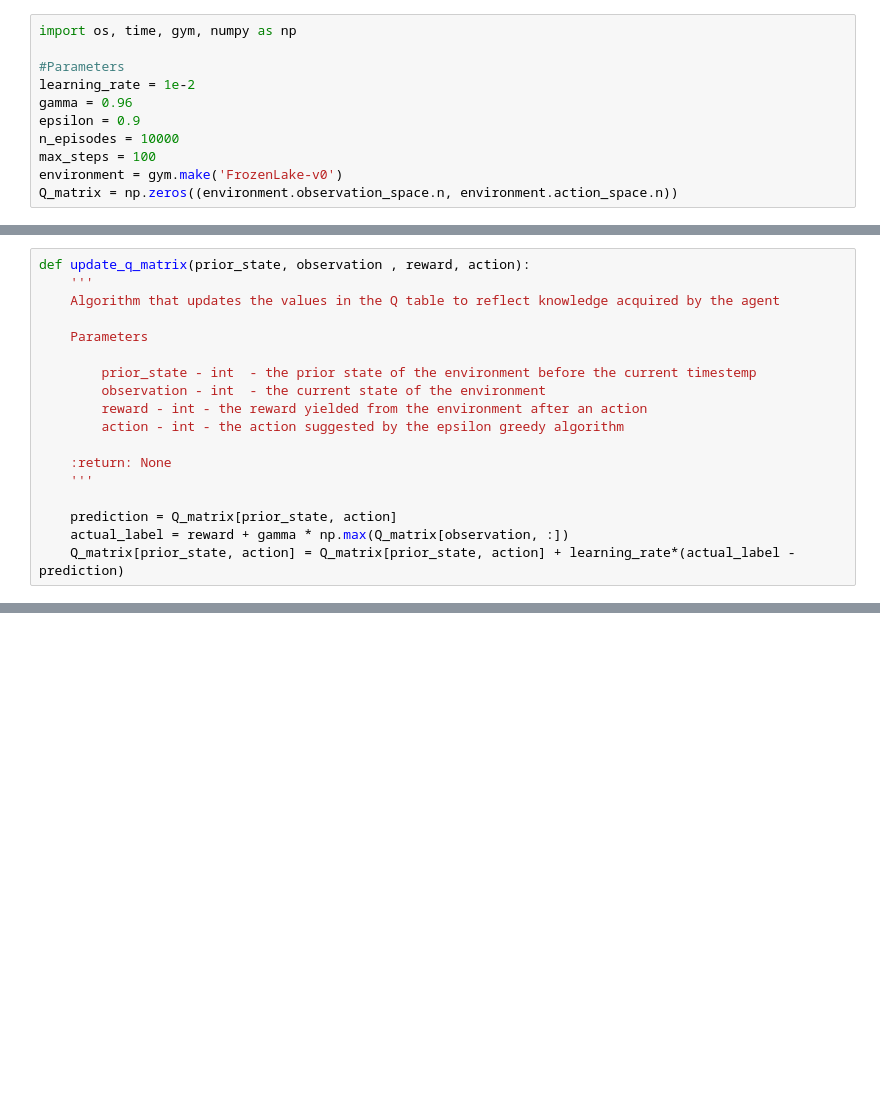
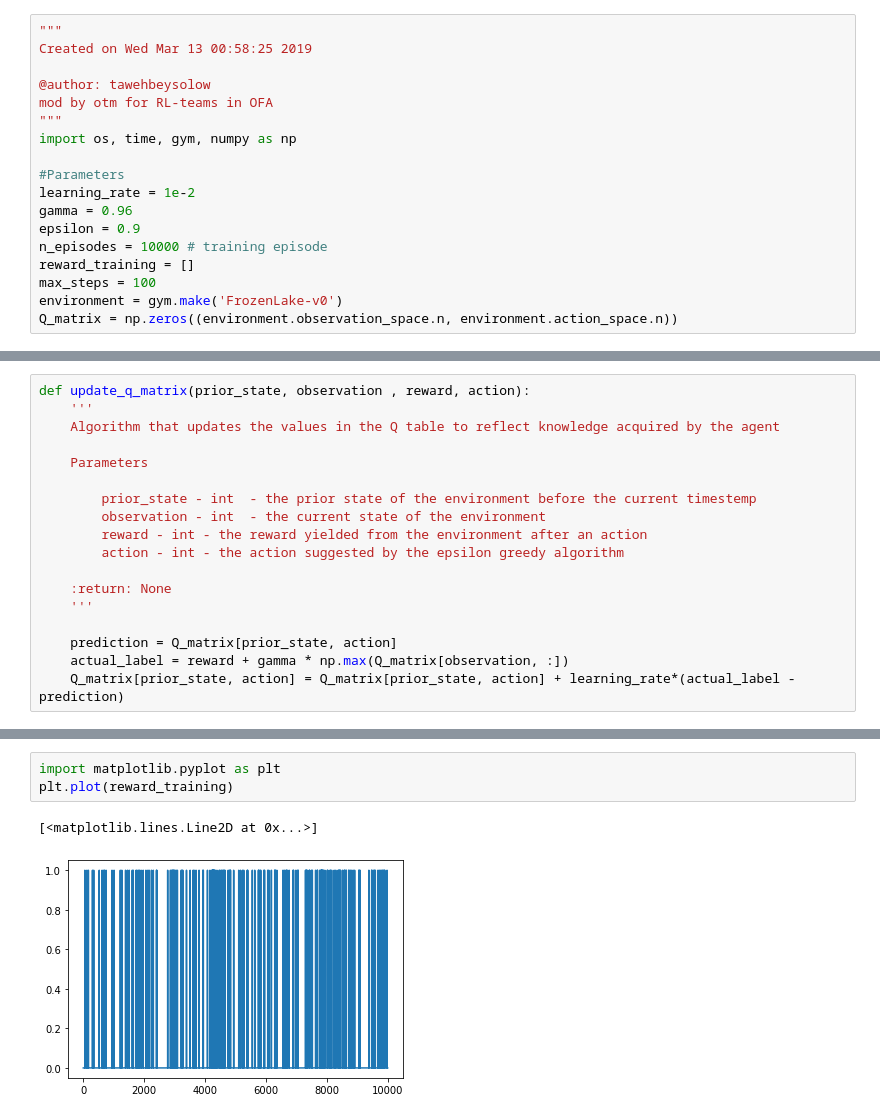
Before and after one commit to zidanardany/KelasRLG2, a Jupyter notebook: QLFrozenLake.ipynb, the cells around one changed output, grey strips where cells are left out. Saved outputs shown, nothing was run; the diff lists cells and outputs as text; blank space fills up the shorter version.

```diff
--- a/QLFrozenLake.ipynb
+++ b/QLFrozenLake.ipynb
@@ -1,11 +3,18 @@
 # %%
+"""
+Created on Wed Mar 13 00:58:25 2019
+
+@author: tawehbeysolow
+mod by otm for RL-teams in OFA
+"""
 import os, time, gym, numpy as np
 
 #Parameters
 learning_rate = 1e-2
 gamma = 0.96
 epsilon = 0.9
-n_episodes = 10000
+n_episodes = 10000 # training episode
+reward_training = []
 max_steps = 100
 environment = gym.make('FrozenLake-v0')
 Q_matrix = np.zeros((environment.observation_space.n, environment.action_space.n))
@@ -138,0 +180,6 @@ if __name__ == '__main__':
+# %%
+import matplotlib.pyplot as plt
+plt.plot(reward_training)
+# %% [output]
+[<matplotlib.lines.Line2D at 0x...>]
+[figure, added]
```
Also changed, not shown: parts of 6 cells of this notebook.
